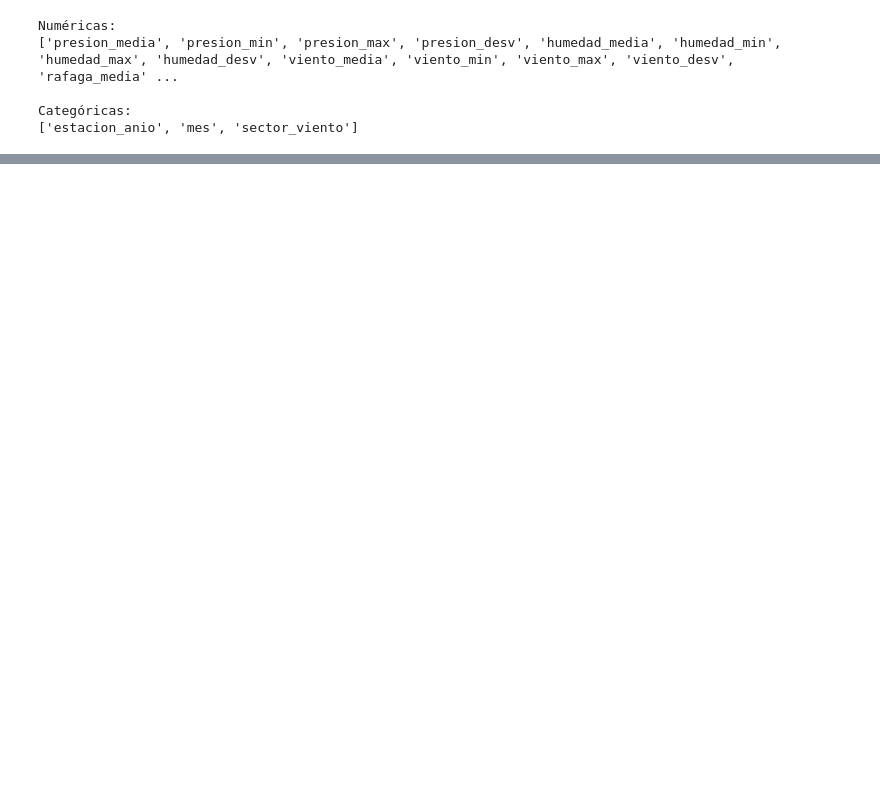
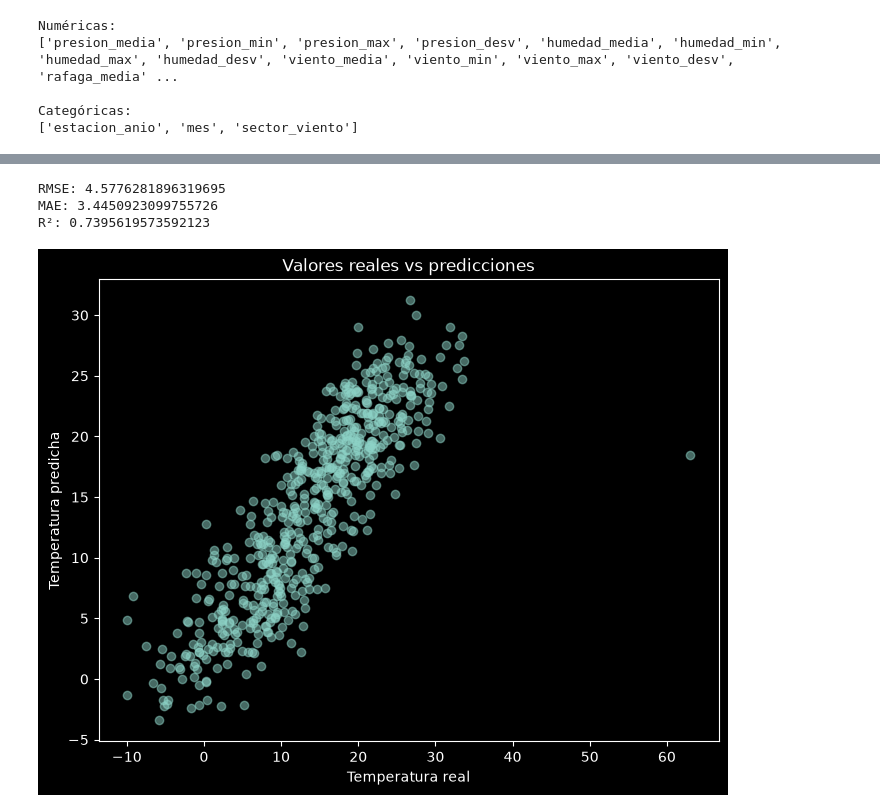
Before and after one commit to sserranop1/Laboratorio1, a Jupyter notebook: Laboratorio1.ipynb, the cells around one changed output, grey strips where cells are left out. Saved outputs shown, nothing was run; the diff lists cells and outputs as text; code cells hidden in the pictures; blank space fills up the shorter version.

```diff
--- a/Laboratorio1.ipynb
+++ b/Laboratorio1.ipynb
@@ -433,0 +533,26 @@ TypeError: boolean value of NA is ambiguous
+# %%
+y_pred = modelo_1.predict(X_test)
+# %%
+rmse = mean_squared_error(y_test, y_pred) ** 0.5
+mae = mean_absolute_error(y_test, y_pred)
+r2 = r2_score(y_test, y_pred)
+
+print("RMSE:", rmse)
+print("MAE:", mae)
+print("R²:", r2)
+# %% [output]
+RMSE: 4.5776281896319695
+MAE: 3.4450923099755726
+R²: 0.7395619573592123
+# %%
+plt.figure(figsize=(8, 6))
+
+plt.scatter(y_test, y_pred, alpha=0.5)
+
+plt.xlabel("Temperatura real")
+plt.ylabel("Temperatura predicha")
+plt.title("Valores reales vs predicciones")
+
+plt.show()
+# %% [output]
+[figure, added]
```
Also changed, not shown: parts of 4 cells of this notebook.
